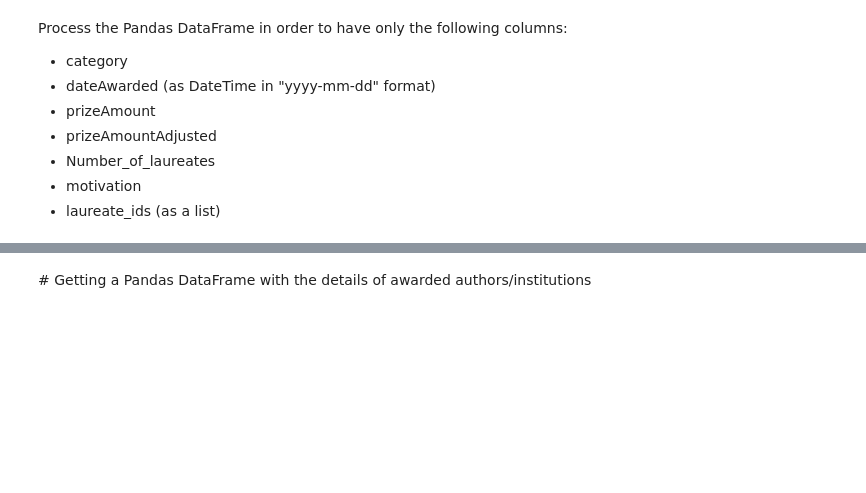
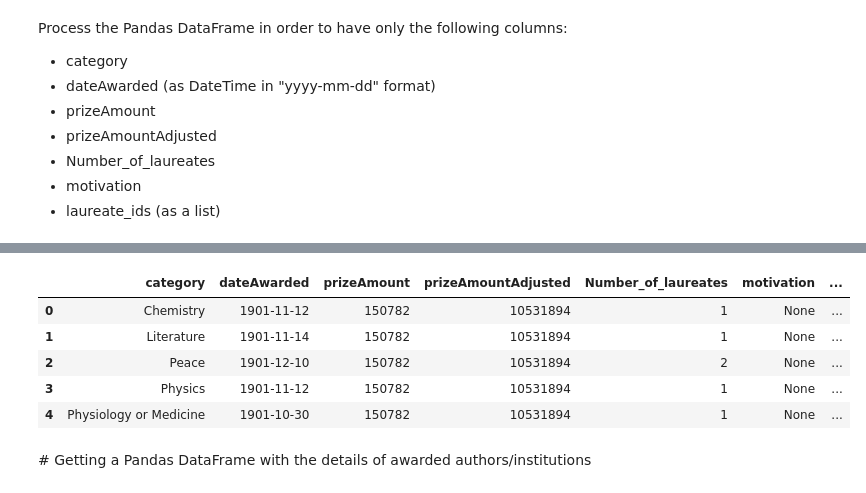
Before and after one commit to isg75/lab-apis, a Jupyter notebook: lab_apis.ipynb, the cells around one changed output, grey strips where cells are left out. Cells and saved outputs as stored; diff of their text form; code cells hidden in the pictures; blank space fills up the shorter version.

```diff
--- a/lab_apis.ipynb
+++ b/lab_apis.ipynb
@@ -50,0 +60,20 @@ There are 670 nobel prize awards
+# %%
+for prize in data['nobelPrizes']:
+    year = prize['awardYear']
+    category = prize['category']['en']
+
+    for laureate in prize.get('laureates', []):
+        laureate_id = laureate['id']
+        known_name = laureate.get('knownName')
+
+
+        # Append the data to the list
+        nobel_prizes_list.append({
+            "Year": year,
+            "Category": category,
+            "Laureate ID": laureate_id,
+            "Laureate Name": first_name,
+        })
+
+nobel_prizes_df = pd.DataFrame(nobel_prizes_list)
+nobel_prizes_df.head()
@@ -78,3 +107,48 @@ if response.status_code == 200:
+# %%
+url = "http://api.nobelprize.org/2.1/nobelPrizes?limit=100000"
+
+response = requests.get(url)
+
+if response.status_code == 200:
+    prizes_list = response.json()['nobelPrizes']
+processed_prizes = []
+
+for prize in prizes_list:
+    # Extract and format fields
+    category = prize.get('category', {}).get('en')
+    date_awarded = prize.get('dateAwarded')
+    prize_amount = prize.get('prizeAmount')
+    prize_amount_adjusted = prize.get('prizeAmountAdjusted')
+    motivation = prize.get('topMotivation', {}).get('en')
+
+    # Extract laureate information
+    laureates = prize.get('laureates', [])
+    number_of_laureates = len(laureates)
+    laureate_ids = [laureate.get('id') for laureate in laureates]
+
+    # Append the processed data to the list
+    processed_prizes.append({
+        "category": category,
+        "dateAwarded": pd.to_datetime(date_awarded, format="%Y-%m-%d"),  # Convert to DateTime
+        "prizeAmount": prize_amount,
+        "prizeAmountAdjusted": prize_amount_adjusted,
+        "Number_of_laureates": number_of_laureates,
+        "motivation": motivation,
+        "laureate_ids": laureate_ids
+    })
+
+# Step 4: Convert the list of dictionaries to a Pandas DataFrame
+processed_prizes_df = pd.DataFrame(processed_prizes)
+
+# Display the first five rows of the DataFrame
+display(processed_prizes_df.head())
+# %% [output]
+|  | category | dateAwarded | prizeAmount | prizeAmountAdjusted | Number_of_laureates | motivation | ... |
+| 0 | Chemistry | 1901-11-12 | 150782 | 10531894 | 1 | None | ... |
+| 1 | Literature | 1901-11-14 | 150782 | 10531894 | 1 | None | ... |
+| 2 | Peace | 1901-12-10 | 150782 | 10531894 | 2 | None | ... |
+| 3 | Physics | 1901-11-12 | 150782 | 10531894 | 1 | None | ... |
+| 4 | Physiology or Medicine | 1901-10-30 | 150782 | 10531894 | 1 | None | ... |
 # %% [markdown]
 # Getting a Pandas DataFrame with the details of awarded authors/institutions
 # %% [markdown]
```
Also changed, not shown: parts of 8 cells of this notebook.
